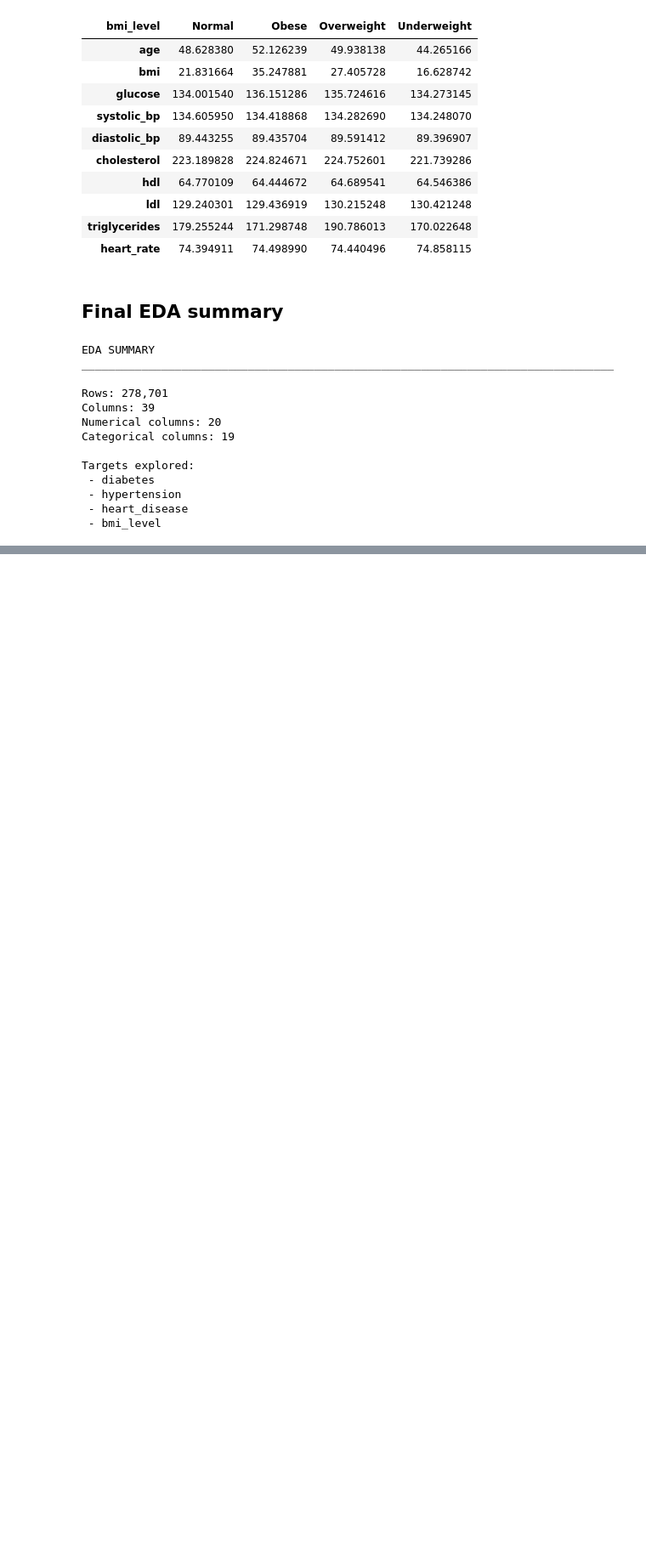
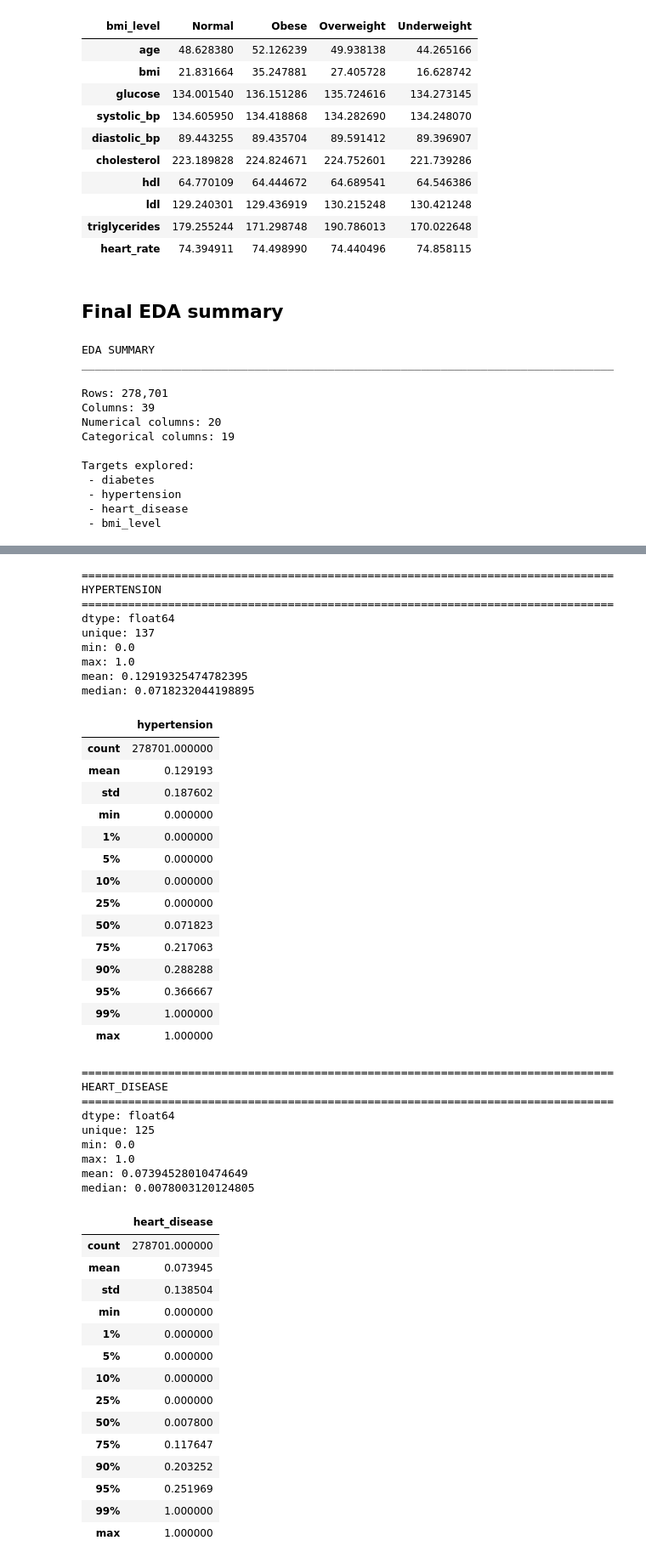
Before and after one commit to to-bits/multidisease-risk-profiler, a Jupyter notebook: notebooks/03_eda.ipynb, the cells around one changed output, grey strips where cells are left out. Shown at 85% size. Drawn from its saved outputs; the diff is of its cells as text; code cells hidden in the pictures; blank space fills up the shorter version.

```diff
--- a/notebooks/03_eda.ipynb
+++ b/notebooks/03_eda.ipynb
@@ -653,0 +692,73 @@ Targets explored:
+# %%
+# Detailed statistics
+
+for col in ["hypertension", "heart_disease"]:
+
+    if col in df.columns:
+        print("\n" + "=" * 80)
+        print(col.upper())
+        print("=" * 80)
+
+        print("dtype:", df[col].dtype)
+        print("unique:", df[col].nunique())
+        print("min:", df[col].min())
+        print("max:", df[col].max())
+        print("mean:", df[col].mean())
+        print("median:", df[col].median())
+
+        display(
+            df[col].describe(percentiles=[
+                0.01, 0.05, 0.10,
+                0.25, 0.50, 0.75,
+                0.90, 0.95, 0.99
+            ]).to_frame()
+        )
+# %% [output]
+================================================================================
+HYPERTENSION
+================================================================================
+dtype: float64
+unique: 137
+min: 0.0
+max: 1.0
+mean: 0.12919325474782395
+median: 0.0718232044198895
+|  | hypertension |
+| count | 278701.000000 |
+| mean | 0.129193 |
+| std | 0.187602 |
+| min | 0.000000 |
+| 1% | 0.000000 |
+| 5% | 0.000000 |
+| 10% | 0.000000 |
+| 25% | 0.000000 |
+| 50% | 0.071823 |
+| 75% | 0.217063 |
+| 90% | 0.288288 |
+| 95% | 0.366667 |
+| 99% | 1.000000 |
+| max | 1.000000 |
+================================================================================
+HEART_DISEASE
+================================================================================
+dtype: float64
+unique: 125
+min: 0.0
+max: 1.0
+mean: 0.07394528010474649
+median: 0.0078003120124805
+|  | heart_disease |
+| count | 278701.000000 |
+| mean | 0.073945 |
+| std | 0.138504 |
+| min | 0.000000 |
+| 1% | 0.000000 |
+| 5% | 0.000000 |
+| 10% | 0.000000 |
+| 25% | 0.000000 |
+| 50% | 0.007800 |
+| 75% | 0.117647 |
+| 90% | 0.203252 |
+| 95% | 0.251969 |
+| 99% | 1.000000 |
+| max | 1.000000 |
```
Also changed, not shown: parts of 4 cells of this notebook.
